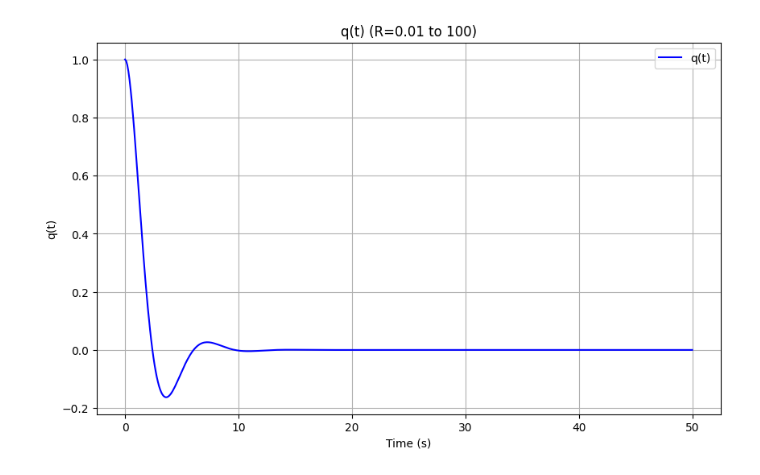
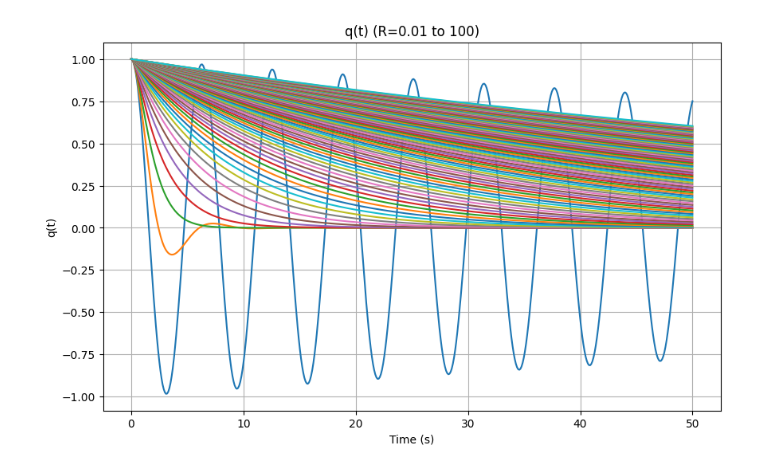
Before and after one commit to daehyeok48/physicsproj, a Jupyter notebook: simulation2.ipynb, the cells around one changed output. Saved outputs shown, nothing was run; the diff lists cells and outputs as text; code cells hidden in the pictures.

```diff
--- a/simulation2.ipynb
+++ b/simulation2.ipynb
@@ -6,32 +6,37 @@ from scipy.integrate import odeint
 # %%
 # 파라미터 설정
 L = 1.0  # 인덕턴스 (H)
 C = 1.0  # 커패시턴스 (F)
-R_values = 1.0  # 저항 (Ω) 예시 값 설정
+#R_values = [0.01,0.1,1.0,10.0,100.0]  # 저항 (Ω) 예시 값 설정
+R_values = np.arange(0.01, 100.01, 1)
 
 # 미분 방정식 정의
 def model(y, t, L, R, C):
     q, dqdt = y
     dydt = [dqdt, -(R / L) * dqdt - (1 / (L * C)) * q]
     return dydt
 
 # 초기 조건 설정 (예: 초기 전하와 초기 속도)
 y0 = [1.0, 0.0]  # 초기 전하량 q(0) = 1.0, 초기 속도 dq/dt(0) = 0.0
 
 # 시간 범위 설정
 t = np.linspace(0, 50, 500)  # 0초부터 50초까지 500개의 시간 점
 
-# 미분 방정식 풀이
-solution = odeint(model, y0, t, args=(L, R, C))
-
 # 결과 시각화
 plt.figure(figsize=(10, 6))
-plt.plot(t, solution[:, 0], label='q(t)', color='blue')
+
+for R in R_values:
+
+    # 미분 방정식 풀이
+    solution = odeint(model, y0, t, args=(L, R, C))
+
+    plt.plot(t, solution[:, 0], label=f'R={R}')
+
 plt.title(f'q(t) (R=0.01 to 100)')
 plt.xlabel('Time (s)')
 plt.ylabel('q(t)')
 plt.grid(True)
-plt.legend()
+#plt.legend(loc="lower right")
 plt.show()
 # %% [output]
-[figure, old version]
+[figure, new version]
```
